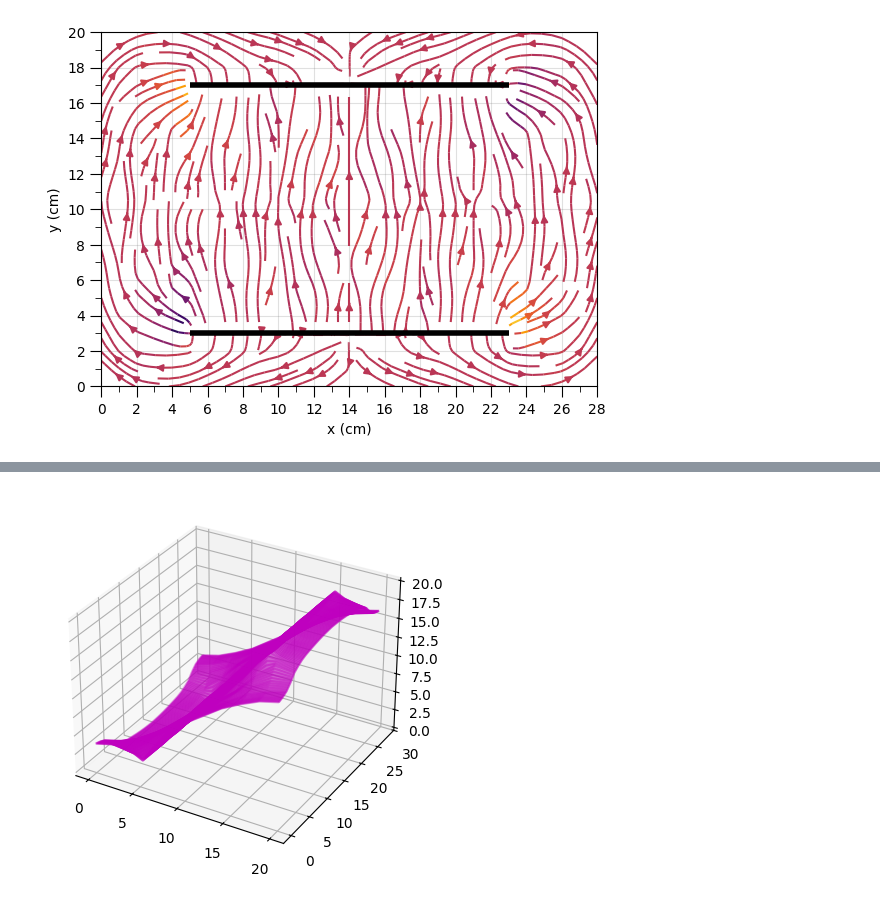
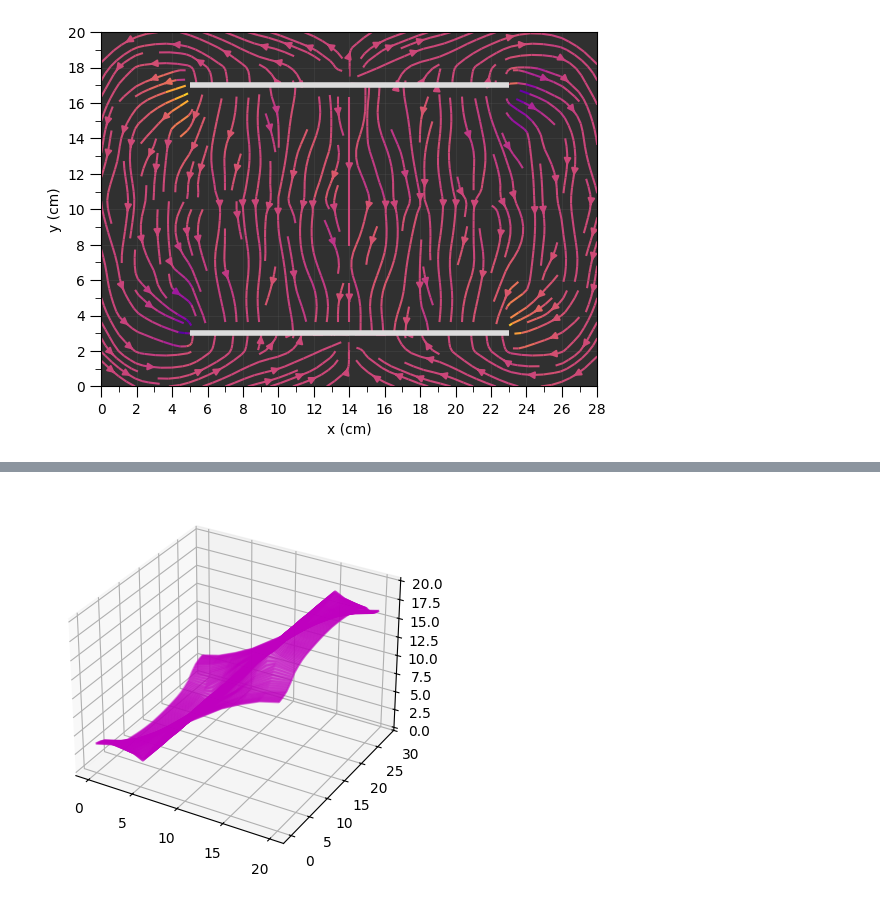
Before and after one commit to Alaviii/PythonPlotting, a Jupyter notebook: Electromagnetismo/practica2equipotenciales/practica2dos.ipynb, the cells around one changed output, grey strips where cells are left out. Cells and saved outputs as stored; diff of their text form; code cells hidden in the pictures.

```diff
--- a/Electromagnetismo/practica2equipotenciales/practica2dos.ipynb
+++ b/Electromagnetismo/practica2equipotenciales/practica2dos.ipynb
@@ -40,7 +42,7 @@ yplot = np.linspace(yGrid.min(), yGrid.max(), 400)
 X, Y = np.meshgrid(xplot, yplot, indexing='ij')
 data = interp((X,Y))#/2, Y))
 # %%
-fieldGradient = np.gradient(data)
+fieldGradient = -np.array(np.gradient(data))
 # %%
 normMatrix = np.sqrt(fieldGradient[0]**2 + fieldGradient[1]**2)
 normalizedFieldGradientU = fieldGradient[0]/normMatrix
@@ -83,34 +100,36 @@ fig, ax = plt.subplots()
 skip = (slice(None, None, 20), slice(None, None, 20))
 #ax.quiver(Y[skip],X[skip], normalizedFieldGradientV[skip], normalizedFieldGradientU[skip], fieldGradient[1][skip]*fieldGradient[0][skip], angles='xy', scale_units='xy', scale = 1, cmap = 'rainbow', pivot = "mid")
 isStreamlineBroken = True
 plt.streamplot(Y,X,fieldGradient[1], fieldGradient[0],
                 color = fieldGradient[1]*fieldGradient[0],
-                density = 1.5, cmap = "inferno",
+                density = 1.5, cmap = "plasma",
                 broken_streamlines=isStreamlineBroken)
 
-ax.hlines(17, 5, 23 , "#000000", lw = 4, zorder = 11)
-ax.hlines(3, 5, 23, "#000000", lw = 4, zorder = 11)
+ax.hlines(17, 5, 23 , "gainsboro", lw = 4, zorder = 11)
+ax.hlines(3, 5, 23, "gainsboro", lw = 4, zorder = 11)
 
 ax.set_xticks(np.arange(0, 29, 2))
 ax.set_xticks(np.arange(1, 29, 2), minor=True)
 
 ax.tick_params(axis='x', which='major', length=8)
 ax.tick_params(axis='x', which='minor', length=4)
 
 ax.set_yticks(np.arange(0, 21, 2))
 ax.set_yticks(np.arange(1, 21, 2), minor=True)
 
 ax.tick_params(axis='y', which='major', length=8)
 ax.tick_params(axis='y', which='minor', length=4)
 
 ax.grid(color = "#666666", zorder = 10, alpha = 0.2, ls = "solid")
 
 ax.set_xlabel("x (cm)")
 ax.set_ylabel("y (cm)")
 
 ax.set_aspect("equal")
 
+ax.set_facecolor('#303030')
+
 plt.savefig(f"casoDosCampoElectricoCondensador{isStreamlineBroken}.png", dpi = 300)
 plt.show()
 # %% [output]
-[figure, old version]
+[figure, new version]
```
Also changed, not shown: parts of 4 cells of this notebook, 7 other files.
